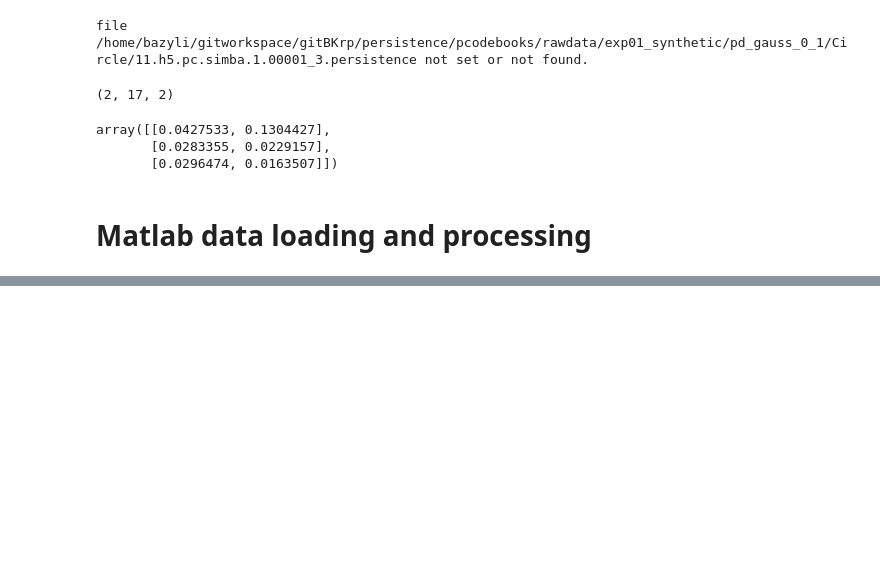
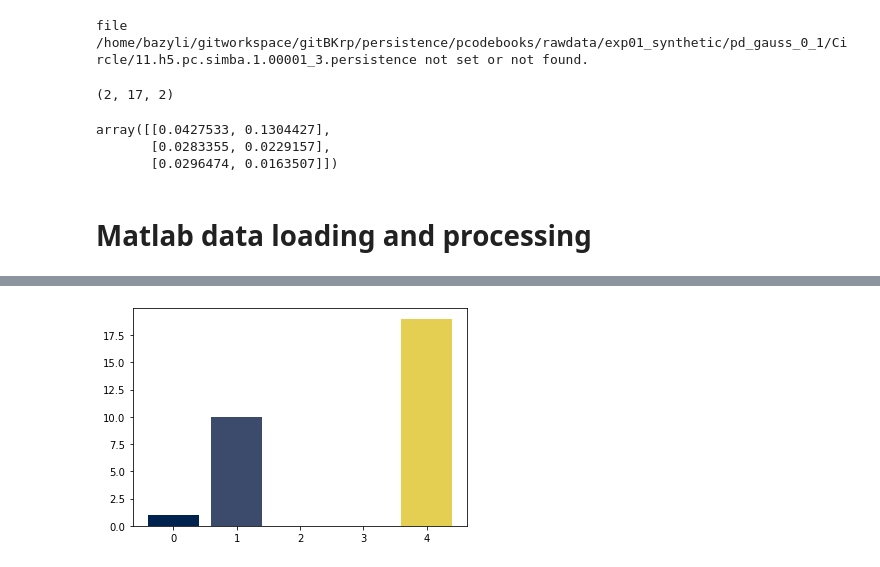
Before and after one commit to bazko1/PersistenceCodebooks, a Jupyter notebook: Initial sampling.ipynb, the cells around one changed output, grey strips where cells are left out. Drawn from its saved outputs; the diff is of its cells as text; code cells hidden in the pictures; blank space fills up the shorter version.

```diff
--- a/Initial sampling.ipynb
+++ b/Initial sampling.ipynb
@@ -155,0 +84,4 @@ pbow.predict(X_train)
+# %%
+plot_persistence_bow(X_train[1], bow)
+# %% [output]
+[figure, added]
```
Also changed, not shown: parts of 10 cells of this notebook, 2 other files.
